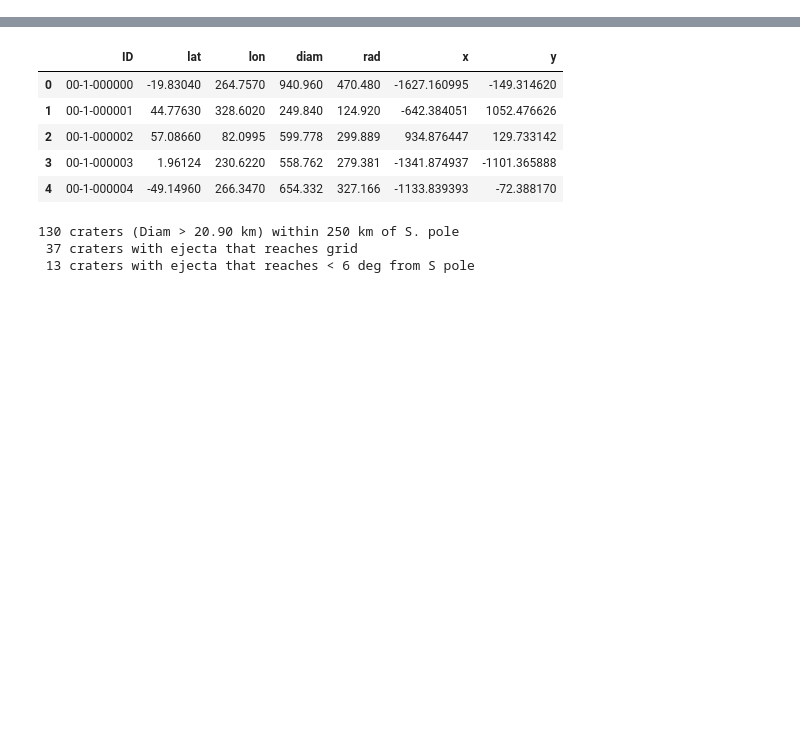
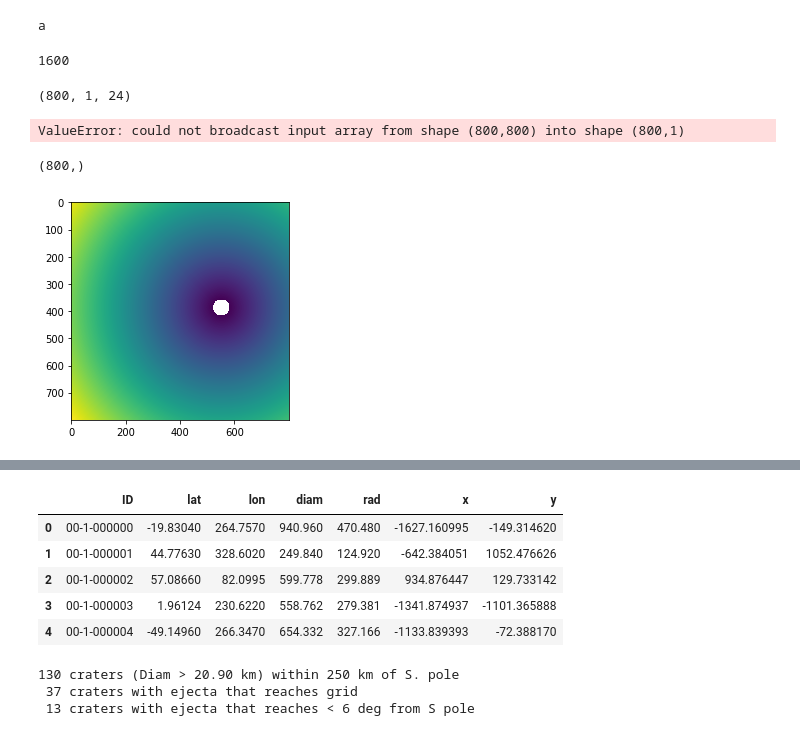
Before and after one commit to cjtu/moonpies, a Jupyter notebook: code/cannon2020.ipynb, the cells around one changed output, grey strips where cells are left out. Saved outputs shown, nothing was run; the diff lists cells and outputs as text; code cells hidden in the pictures; blank space fills up the shorter version.

Commit message:
Add distance calc and mixing.py main script, start looking at KL and AM code

```diff
--- a/code/cannon2020.ipynb
+++ b/code/cannon2020.ipynb
@@ -57,0 +87,5 @@ plt.show()
+# %%
+if 'rad' in df.columns:
+    print('a')
+# %% [output]
+a
@@ -57,0 +109,46 @@ plt.show()
+# %%
+grdstep = 0.5
+grd_x, grd_y = np.ogrid[-grdsize:grdsize:grdstep, -grdsize:grdsize:grdstep]
+len(grd_x)
+# %% [output]
+1600
+# %%
+import numpy as np
+import pandas as pd
+import matplotlib.pyplot as plt
+
+def dist(x1, y1, x2, y2):
+    """Return simple distance between coordinates (x1, y1) and (x2, y2)."""
+    return np.sqrt((x2 - x1)**2 + (y2 - y1)**2)
+
+def get_ejecta_distances(df, grd_x, grd_y):
+    """
+    Return 3D array shape (len(grd_x), len(grd_y), len(df)) of ejecta distances
+    from each crater in df.
+
+    Distances computed with gc_dist. Distances within crater radius are NaN.
+    """
+    ej_dist_all = np.zeros([len(grd_x), len(grd_y), len(df)])
+    for i, crater in df.iterrows():
+        X = grd_x - crater.x
+        Y = grd_y - crater.y
+        ej_dist = dist(crater.x, crater.y, X, Y)
+        ej_dist[ej_dist < crater.rad] = np.nan
+        print(ej_dist_all.shape)
+        ej_dist_all[:, :, i] = ej_dist
+    return ej_dist_all
+
+get_ejecta_distances(df, mixing.GRD_X, mixing.GRD_Y)
+# %% [output]
+(800, 1, 24)
+ValueError: could not broadcast input array from shape (800,800) into shape (800,1)
+# %%
+(mixing.GRD_Y.flatten()).shape
+# %% [output]
+(800,)
+# %%
+import mixing
+
+ej_dist = mixing.main(plot=True)
+# %% [output]
+[figure, added]
```
Also changed, not shown: parts of 11 cells of this notebook, 2 other files.
